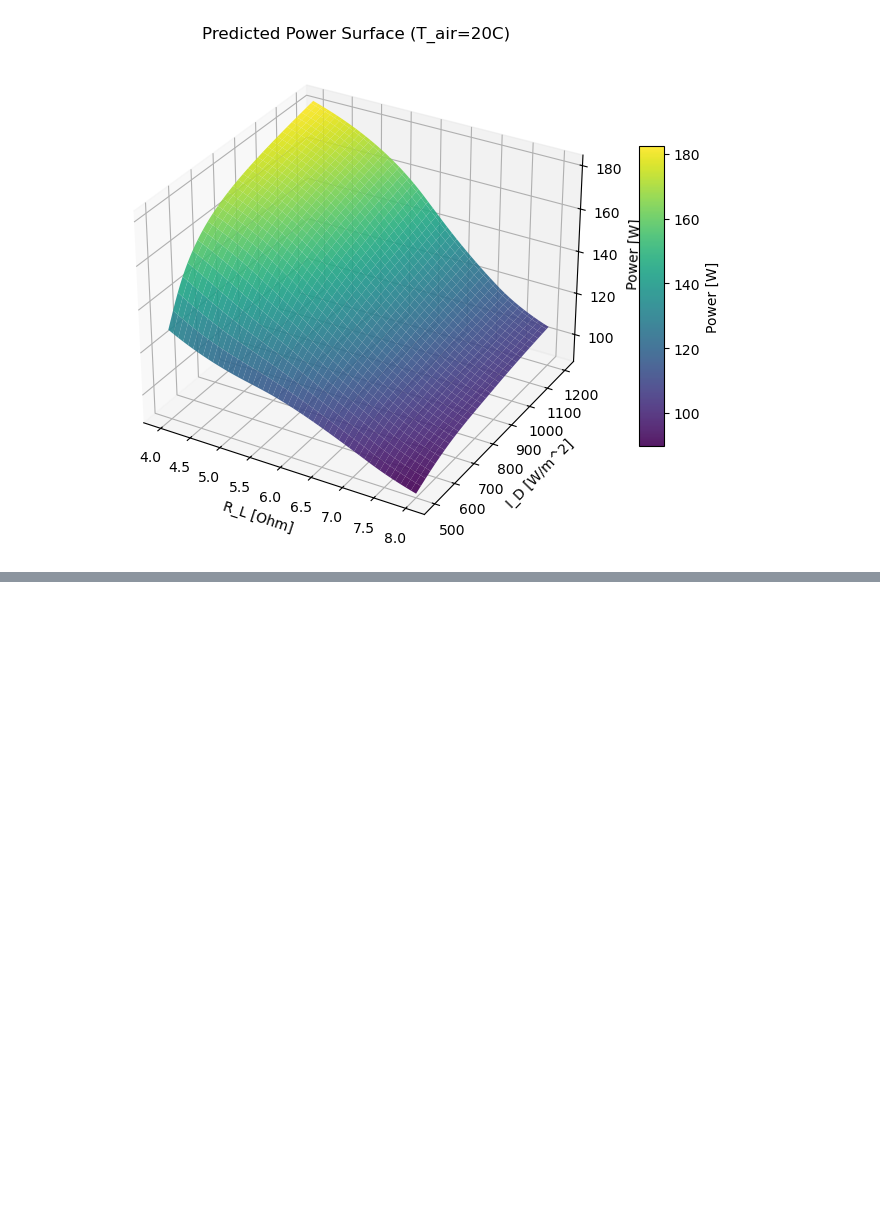
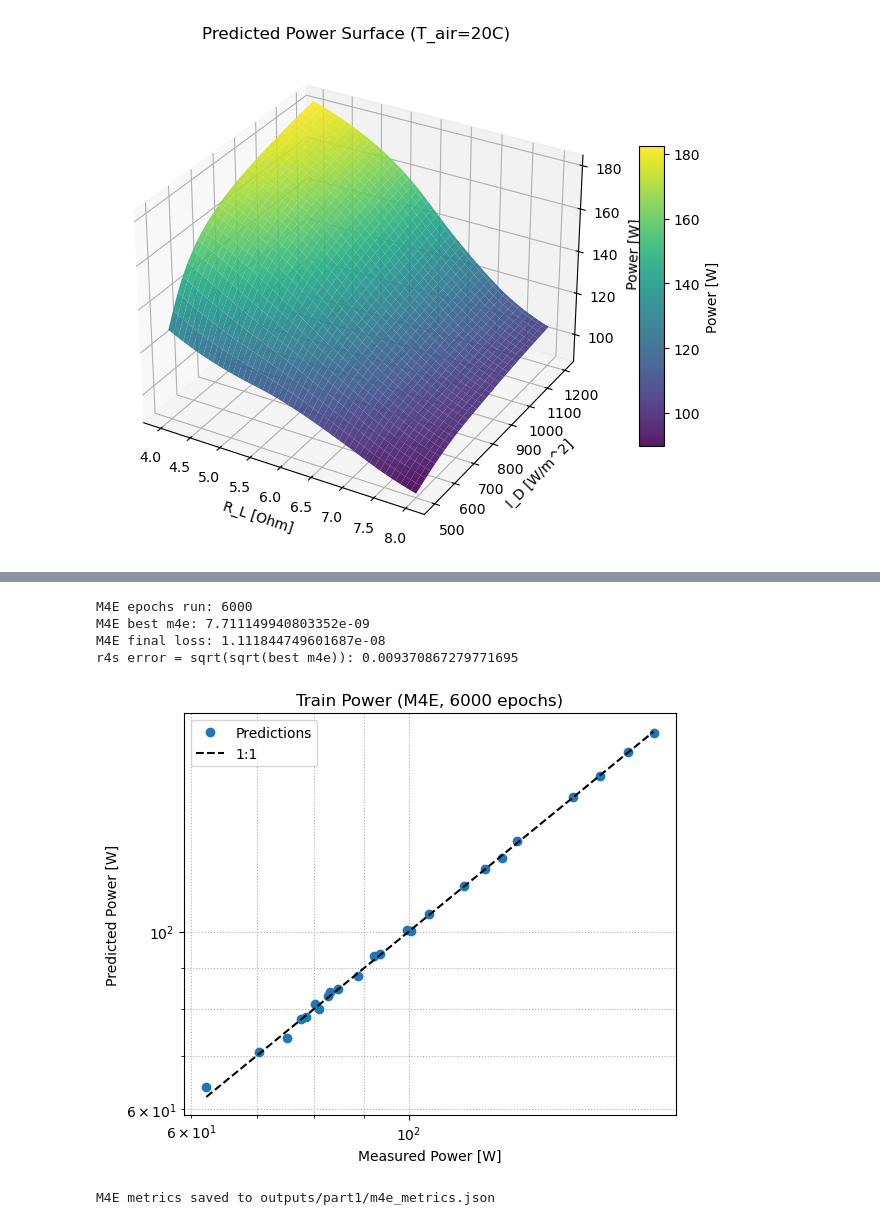
Before and after one commit to FieldDiTian/249-final, a Jupyter notebook: CodeP3.2F25.ipynb, the cells around one changed output, grey strips where cells are left out. Drawn from its saved outputs; the diff is of its cells as text; code cells hidden in the pictures; blank space fills up the shorter version.

```diff
--- a/CodeP3.2F25.ipynb
+++ b/CodeP3.2F25.ipynb
@@ -248,0 +291,45 @@ plt.show()
+# %%
+# Task 3.1.2 (c): 自定义 M4E 损失，6000 epochs，无提前停止
+def mean_double_squared_error(y_true, y_pred):
+    diff = y_pred - y_true
+    return K.mean(K.square(diff) * K.square(diff))
+
+initializer = keras.initializers.RandomUniform(minval=-0.1, maxval=0.1)
+model_m4e = Sequential([
+    Dense(6, activation=K.elu, input_shape=[3], kernel_initializer=initializer),
+    Dense(12, activation=K.elu, kernel_initializer=initializer),
+    Dense(6, activation=K.elu, kernel_initializer=initializer),
+    Dense(2, kernel_initializer=initializer)
+])
+model_m4e.compile(optimizer='rmsprop', loss=mean_double_squared_error)
+history_m4e = model_m4e.fit(x_train, y_train, epochs=6000, batch_size=8, verbose=0)
+best_m4e = float(np.min(history_m4e.history['loss']))
+final_m4e = float(history_m4e.history['loss'][-1])
+r4s_error = float(best_m4e ** 0.25)
+print('M4E epochs run:', len(history_m4e.history['loss']))
+print('M4E best m4e:', best_m4e)
+print('M4E final loss:', final_m4e)
+print('r4s error = sqrt(sqrt(best m4e)):', r4s_error)
+
+train_m4e_pred = model_m4e.predict(x_train, verbose=0)
+train_m4e_pred_den = denorm(train_m4e_pred)
+train_m4e_true_den = denorm(y_train)
+
+plot_loglog(train_m4e_true_den[:,1], train_m4e_pred_den[:,1],
+           'Train Power (M4E, 6000 epochs)', 'outputs/part1/m4e_train_power_loglog.png')
+
+import pathlib, json
+m4e_metrics = {
+    'final_loss': final_m4e,
+    'best_m4e': best_m4e,
+    'r4s_error': r4s_error,
+}
+pathlib.Path('outputs/part1/m4e_metrics.json').write_text(json.dumps(m4e_metrics, indent=2))
+print('M4E metrics saved to outputs/part1/m4e_metrics.json')
+# %% [output]
+M4E epochs run: 6000
+M4E best m4e: 7.711149940803352e-09
+M4E final loss: 1.111844749601687e-08
+r4s error = sqrt(sqrt(best m4e)): 0.009370867279771695
+[figure, added]
+M4E metrics saved to outputs/part1/m4e_metrics.json
```
Also changed, not shown: parts of 1 cell of this notebook, 7 other files.
